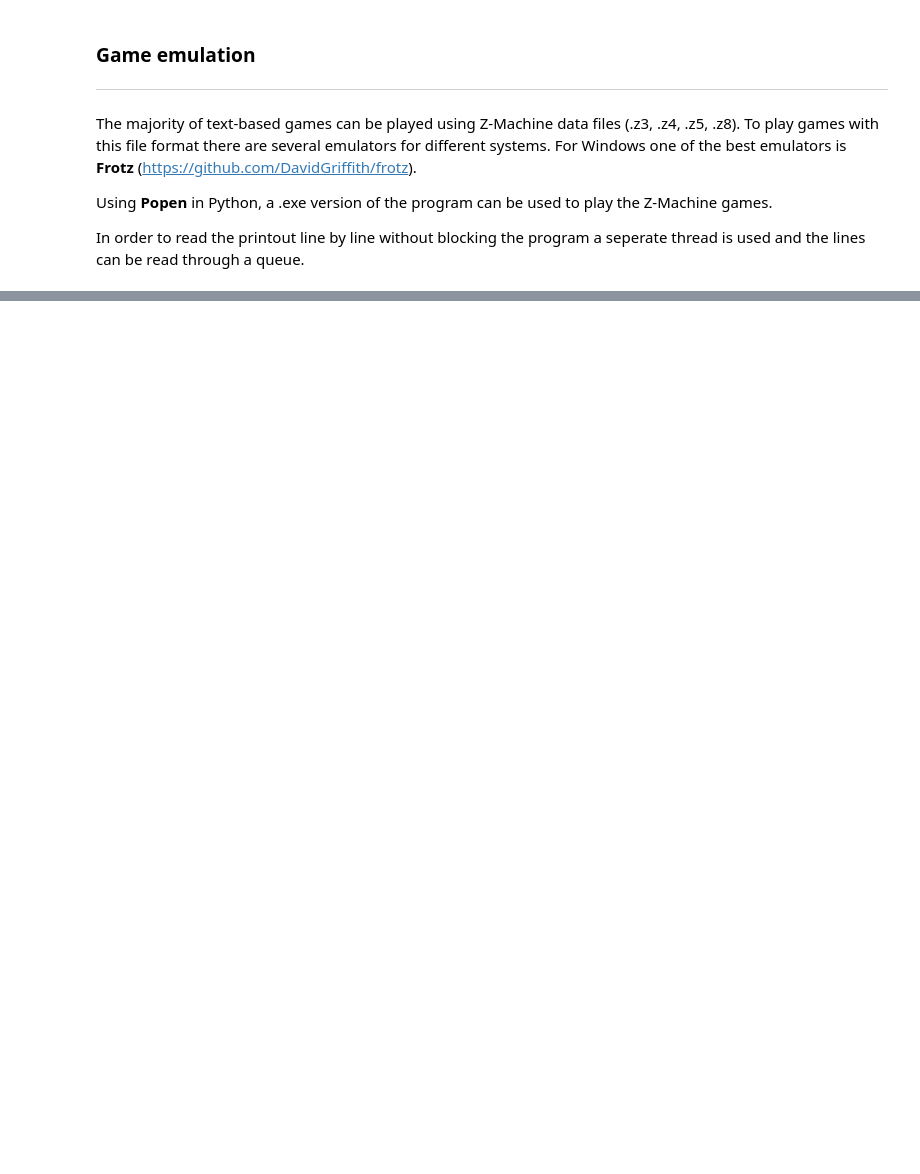
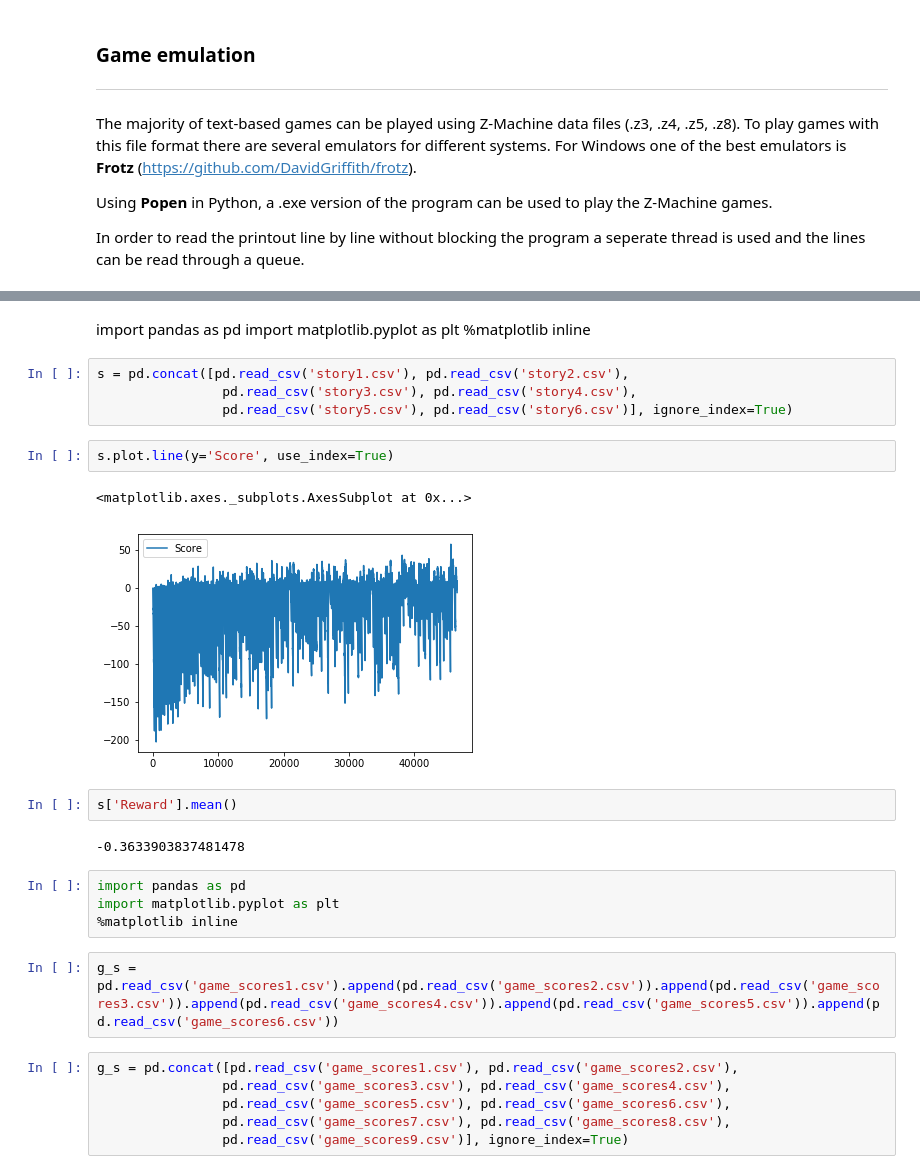
Before and after one commit to matthewsparr/Deep-Zork, a Jupyter notebook: ReadMe.ipynb, the cells around one changed output, grey strips where cells are left out. Saved outputs shown, nothing was run; the diff lists cells and outputs as text; blank space fills up the shorter version.

```diff
--- a/ReadMe.ipynb
+++ b/ReadMe.ipynb
@@ -272,0 +344,29 @@ Epsilon decay of 0.99
+# %% [markdown]
+import pandas as pd
+import matplotlib.pyplot as plt
+%matplotlib inline
+# %%
+s = pd.concat([pd.read_csv('story1.csv'), pd.read_csv('story2.csv'),
+                pd.read_csv('story3.csv'), pd.read_csv('story4.csv'),
+                pd.read_csv('story5.csv'), pd.read_csv('story6.csv')], ignore_index=True)
+# %%
+s.plot.line(y='Score', use_index=True)
+# %% [output]
+<matplotlib.axes._subplots.AxesSubplot at 0x...>
+[figure, added]
+# %%
+s['Reward'].mean()
+# %% [output]
+-0.3633903837481478
+# %%
+import pandas as pd
+import matplotlib.pyplot as plt
+%matplotlib inline
+# %%
+g_s = pd.read_csv('game_scores1.csv').append(pd.read_csv('game_scores2.csv')).append(pd.read_csv('game_scores3.csv')).append(pd.read_csv('game_scores4.csv')).append(pd.read_csv('game_scores5.csv')).append(pd.read_csv('game_scores6.csv'))
+# %%
+g_s = pd.concat([pd.read_csv('game_scores1.csv'), pd.read_csv('game_scores2.csv'),
+                pd.read_csv('game_scores3.csv'), pd.read_csv('game_scores4.csv'),
+                pd.read_csv('game_scores5.csv'), pd.read_csv('game_scores6.csv'),
+                pd.read_csv('game_scores7.csv'), pd.read_csv('game_scores8.csv'),
+                pd.read_csv('game_scores9.csv')], ignore_index=True)
```
Also changed, not shown: parts of 30 cells of this notebook, 57 other files.
